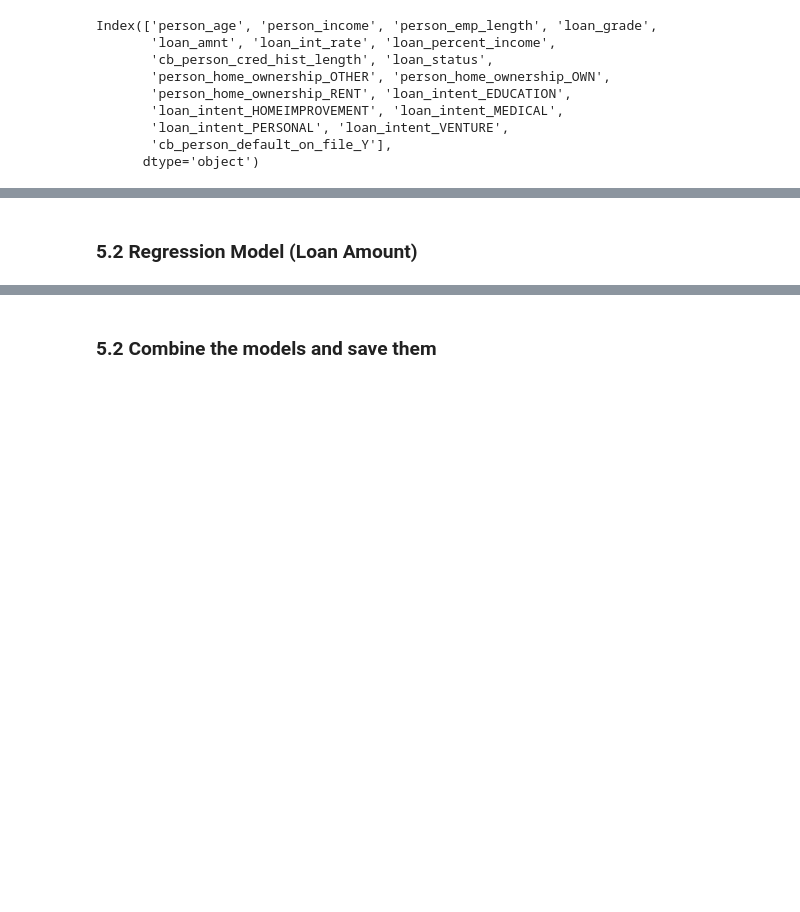
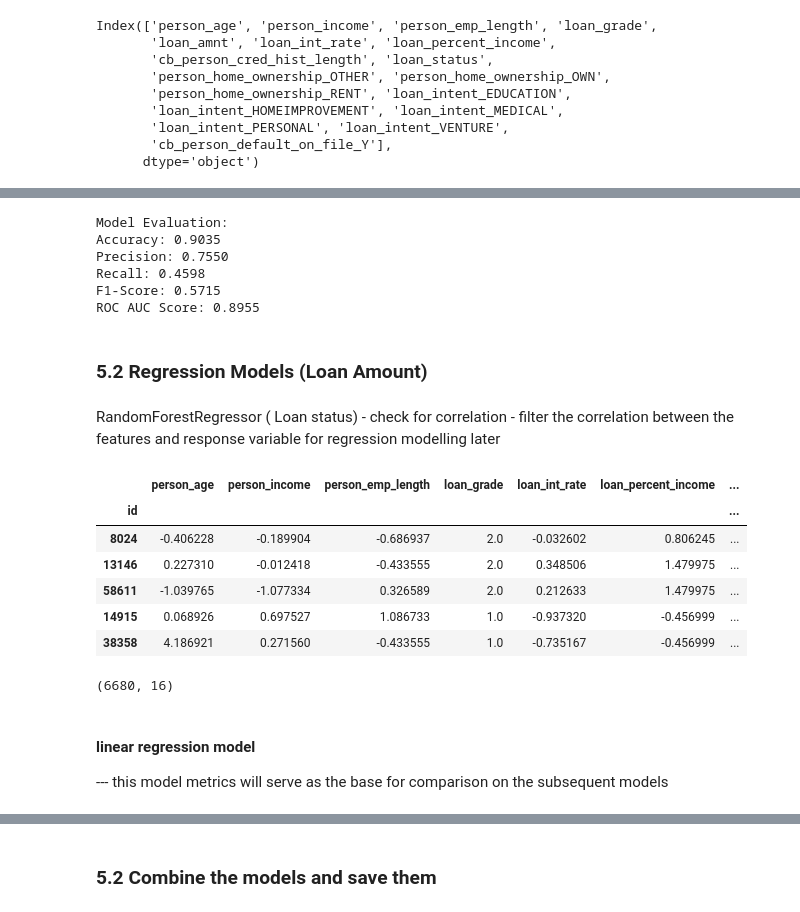
Before and after one commit to Morris-mk/Loan_Approval_Predictor, a Jupyter notebook: project.ipynb, the cells around one changed output, grey strips where cells are left out. Cells and saved outputs as stored; diff of their text form; code cells hidden in the pictures; blank space fills up the shorter version.

```diff
--- a/project.ipynb
+++ b/project.ipynb
@@ -519,2 +558,51 @@ y_reg = train_reg['loan_amnt']
+# %%
+print(f"\nModel Evaluation:")
+print(f"Accuracy: {accuracy_log:.4f}")
+print(f"Precision: {precision_log:.4f}")
+print(f"Recall: {recall_log:.4f}")
+print(f"F1-Score: {f1_log:.4f}")
+print(f"ROC AUC Score: {roc_auc_log:.4f}")
+# %% [output]
+Model Evaluation:
+Accuracy: 0.9035
+Precision: 0.7550
+Recall: 0.4598
+F1-Score: 0.5715
+ROC AUC Score: 0.8955
 # %% [markdown]
-### 5.2  Regression Model (Loan Amount)
+### 5.2  Regression Models (Loan Amount)
+# %% [markdown]
+RandomForestRegressor ( Loan status)
+    - check for correlation
+    - filter the correlation between the features and response variable for regression modelling later
+# %%
+# split reg data into train and test sets
+X_train_amnt, X_test_amnt, y_train_amnt, y_test_amnt = train_test_split(X_amnt, y_amnt, test_size=0.2, random_state=42)
+
+
+# remove the Loan_amnt column from the numerical columns
+reg_numerical_columns = [col for col in numerical_columns if col !='loan_amnt' ]
+
+# scale the numerical features
+encoder = StandardScaler()
+X_train_amnt[reg_numerical_columns] = encoder.fit_transform(X_train_amnt[reg_numerical_columns])
+X_test_amnt[reg_numerical_columns] = encoder.transform(X_test_amnt[reg_numerical_columns]) # use transform on the test split
+
+# show the X_train_amnt columns
+X_train_amnt.head()
+# %% [output]
+|  | person_age | person_income | person_emp_length | loan_grade | loan_int_rate | loan_percent_income | ... |
+| id |  |  |  |  |  |  | ... |
+| 8024 | -0.406228 | -0.189904 | -0.686937 | 2.0 | -0.032602 | 0.806245 | ... |
+| 13146 | 0.227310 | -0.012418 | -0.433555 | 2.0 | 0.348506 | 1.479975 | ... |
+| 58611 | -1.039765 | -1.077334 | 0.326589 | 2.0 | 0.212633 | 1.479975 | ... |
+| 14915 | 0.068926 | 0.697527 | 1.086733 | 1.0 | -0.937320 | -0.456999 | ... |
+| 38358 | 4.186921 | 0.271560 | -0.433555 | 1.0 | -0.735167 | -0.456999 | ... |
+# %%
+# check the shape of the X_train_amnt
+X_train_amnt.shape
+# %% [output]
+(6680, 16)
+# %% [markdown]
+#### linear regression model
+--- this model metrics will serve as the base for comparison on the subsequent models
```
Also changed, not shown: parts of 28 cells of this notebook.
